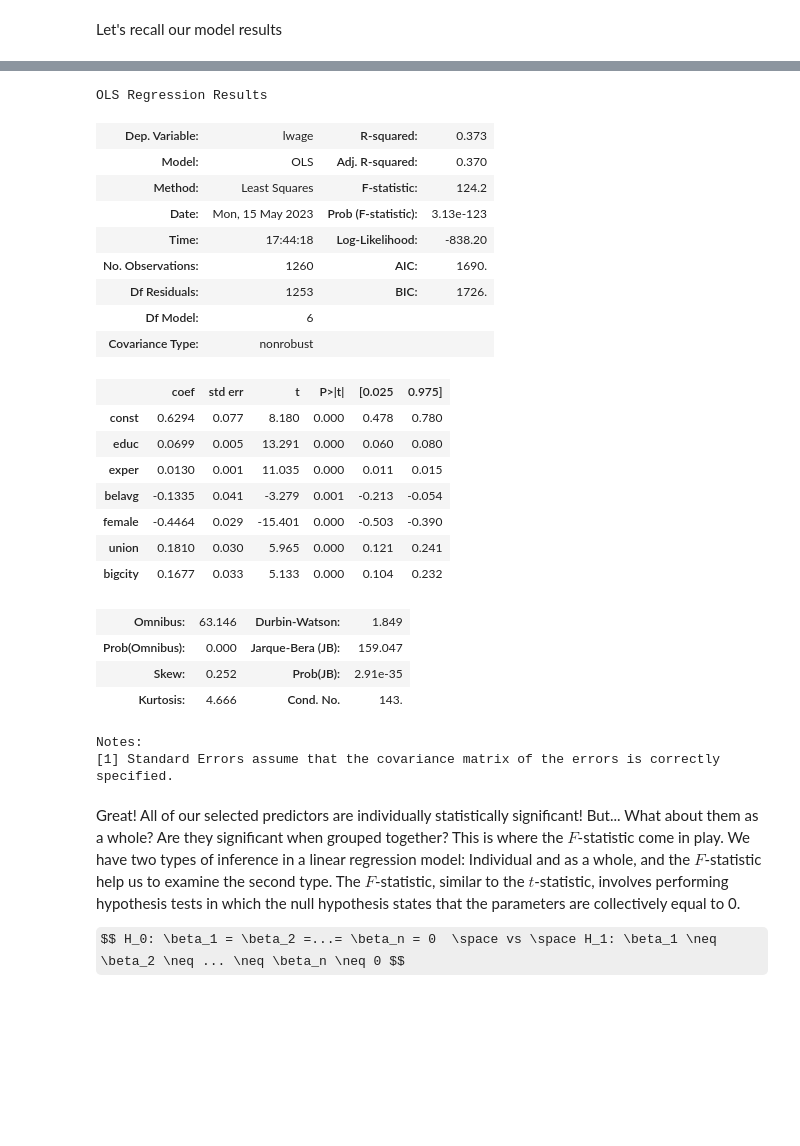
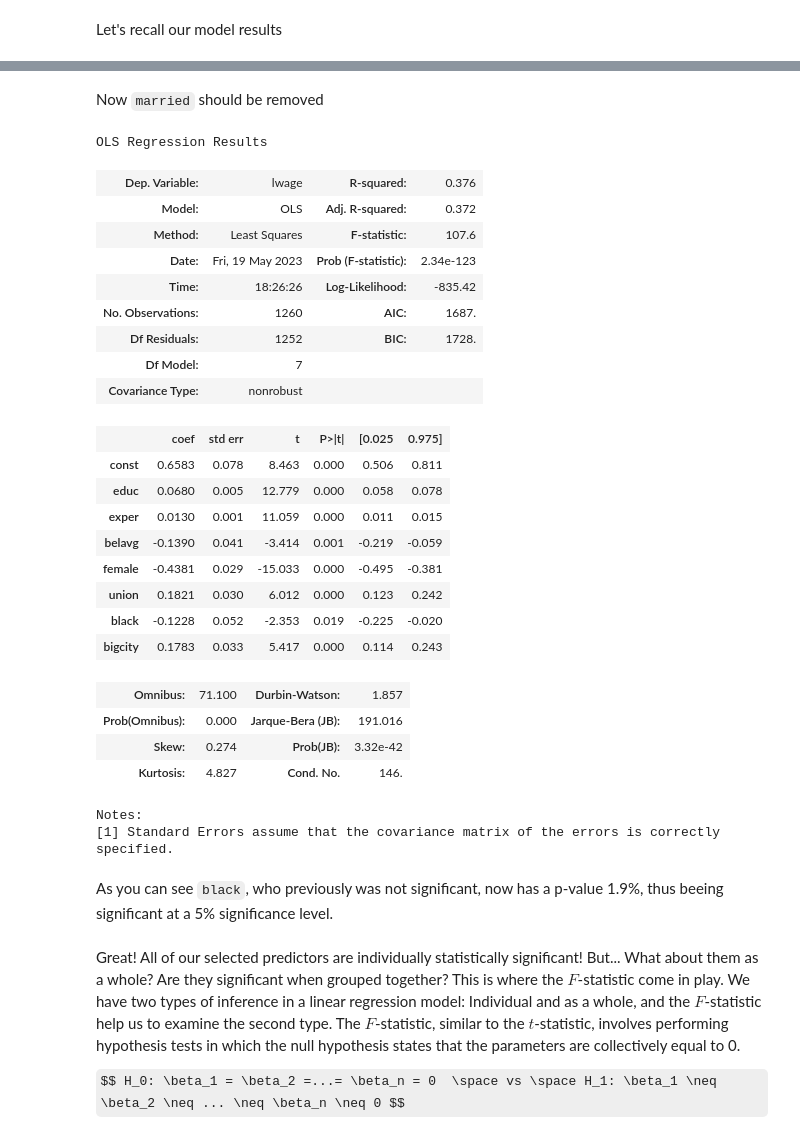
Before and after one commit to ViniNazato/LinearRegression, a Jupyter notebook: LinearRegression.ipynb, the cells around one changed output, grey strips where cells are left out. Saved outputs shown, nothing was run; the diff lists cells and outputs as text; code cells hidden in the pictures; some formulas as TeX source; blank space fills up the shorter version.

```diff
--- a/LinearRegression.ipynb
+++ b/LinearRegression.ipynb
@@ -277,36 +348,40 @@ Now that we know that the parameters mentioned above are not significant, we sho
+# %% [markdown]
+Now `married` should be removed
 # %%
-X = df[['educ','exper','belavg', 'female', 'union', 'bigcity']]
+X = df[['educ','exper','belavg',  'female', 'union', 'black','bigcity']]
 X = add_constant(X)
-X.head()
 
 linear_model2 = OLS(y,X)
 linear_model2 = linear_model2.fit()
 linear_model2.summary()
 # %% [output]
 OLS Regression Results
-| Dep. Variable: | lwage | R-squared: | 0.373 |
-| Model: | OLS | Adj. R-squared: | 0.370 |
-| Method: | Least Squares | F-statistic: | 124.2 |
-| Date: | Mon, 15 May 2023 | Prob (F-statistic): | 3.13e-123 |
-| Time: | 17:44:18 | Log-Likelihood: | -838.20 |
-| No. Observations: | 1260 | AIC: | 1690. |
-| Df Residuals: | 1253 | BIC: | 1726. |
-| Df Model: | 6 |  |  |
+| Dep. Variable: | lwage | R-squared: | 0.376 |
+| Model: | OLS | Adj. R-squared: | 0.372 |
+| Method: | Least Squares | F-statistic: | 107.6 |
+| Date: | Fri, 19 May 2023 | Prob (F-statistic): | 2.34e-123 |
+| Time: | 18:26:26 | Log-Likelihood: | -835.42 |
+| No. Observations: | 1260 | AIC: | 1687. |
+| Df Residuals: | 1252 | BIC: | 1728. |
+| Df Model: | 7 |  |  |
 | Covariance Type: | nonrobust |  |  |
 |  | coef | std err | t | P>|t| | [0.025 | 0.975] |
-| const | 0.6294 | 0.077 | 8.180 | 0.000 | 0.478 | 0.780 |
-| educ | 0.0699 | 0.005 | 13.291 | 0.000 | 0.060 | 0.080 |
-| exper | 0.0130 | 0.001 | 11.035 | 0.000 | 0.011 | 0.015 |
-| belavg | -0.1335 | 0.041 | -3.279 | 0.001 | -0.213 | -0.054 |
-| female | -0.4464 | 0.029 | -15.401 | 0.000 | -0.503 | -0.390 |
-| union | 0.1810 | 0.030 | 5.965 | 0.000 | 0.121 | 0.241 |
-| bigcity | 0.1677 | 0.033 | 5.133 | 0.000 | 0.104 | 0.232 |
+| const | 0.6583 | 0.078 | 8.463 | 0.000 | 0.506 | 0.811 |
+| educ | 0.0680 | 0.005 | 12.779 | 0.000 | 0.058 | 0.078 |
+| exper | 0.0130 | 0.001 | 11.059 | 0.000 | 0.011 | 0.015 |
+| belavg | -0.1390 | 0.041 | -3.414 | 0.001 | -0.219 | -0.059 |
+| female | -0.4381 | 0.029 | -15.033 | 0.000 | -0.495 | -0.381 |
+| union | 0.1821 | 0.030 | 6.012 | 0.000 | 0.123 | 0.242 |
+| black | -0.1228 | 0.052 | -2.353 | 0.019 | -0.225 | -0.020 |
+| bigcity | 0.1783 | 0.033 | 5.417 | 0.000 | 0.114 | 0.243 |
-| Omnibus: | 63.146 | Durbin-Watson: | 1.849 |
-| Prob(Omnibus): | 0.000 | Jarque-Bera (JB): | 159.047 |
-| Skew: | 0.252 | Prob(JB): | 2.91e-35 |
-| Kurtosis: | 4.666 | Cond. No. | 143. |
+| Omnibus: | 71.100 | Durbin-Watson: | 1.857 |
+| Prob(Omnibus): | 0.000 | Jarque-Bera (JB): | 191.016 |
+| Skew: | 0.274 | Prob(JB): | 3.32e-42 |
+| Kurtosis: | 4.827 | Cond. No. | 146. |
 Notes:
 [1] Standard Errors assume that the covariance matrix of the errors is correctly specified.
+# %% [markdown]
+As you can see `black`, who previously was not significant, now has a p-value 1.9%, thus beeing significant at a 5% significance level.
 # %% [markdown]
 Great! All of our selected predictors are individually statistically significant! But... What about them as a whole? Are they significant when grouped together? This is where the $F$-statistic come in play. We have two types of inference in a linear regression model: Individual and as a whole, and the $F$-statistic help us to examine the second type. The $F$-statistic, similar to the $t$-statistic, involves performing hypothesis tests in which the null hypothesis states that the parameters are collectively equal to 0.
 
```
Also changed, not shown: parts of 10 cells of this notebook.
